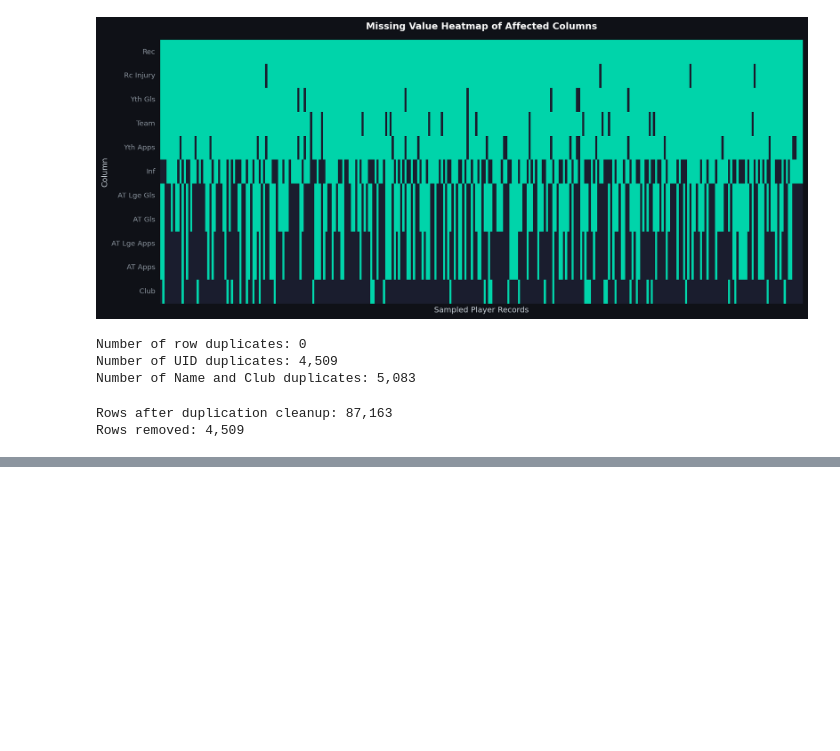
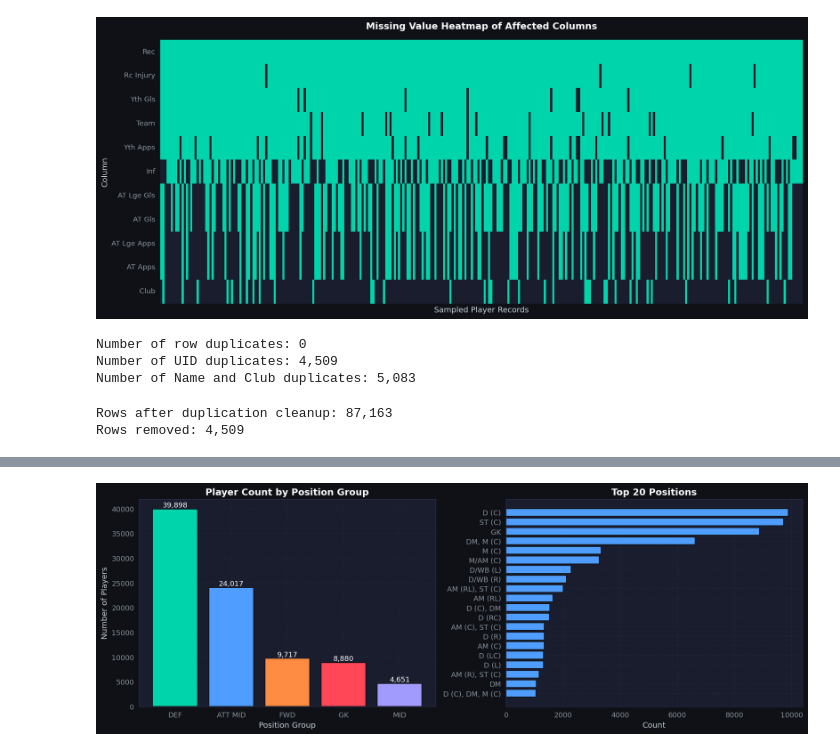
Before and after one commit to snabxo/banana, a Jupyter notebook: projects/football-manager-23/fm23_eda.ipynb, the cells around one changed output, grey strips where cells are left out. Drawn from its saved outputs; the diff is of its cells as text; code cells hidden in the pictures; blank space fills up the shorter version.

```diff
--- a/projects/football-manager-23/fm23_eda.ipynb
+++ b/projects/football-manager-23/fm23_eda.ipynb
@@ -291,0 +345,57 @@ if "Transfer Value" in dataframe.columns:
+# %%
+# assessing position distribution
+if "Position" in dataframe.columns:
+    # standardizing positions into broad groups
+    def group_position(pos):
+        if pd.isnull(pos):
+            return "Unknown"
+
+        pos = str(pos).upper().strip()
+
+        if "GK" in pos:
+            return "GK"
+
+        if pos.startswith(("D", "WB")):
+            return "DEF"
+
+        elif pos.startswith("DM") or (pos.startswith("M") and "AM" not in pos):
+            return "MID"
+
+        elif "AM" in pos:
+            return "ATT MID"
+
+        elif "ST" in pos or pos.startswith("S"):
+            return "FWD"
+
+        return "Other"
+
+
+    dataframe["Position Group"] = dataframe["Position"].apply(group_position)
+
+    figure, axis = plt.subplots(1, 2, figsize=(14, 5))
+
+    # using bar for broad groups
+    ax = axis[0]
+    position_counts = dataframe["Position Group"].value_counts()
+    bars = ax.bar(position_counts.index, position_counts.values, color=PALETTE[:len(position_counts)], edgecolor="#0f1117")
+
+    for bar, val in zip(bars, position_counts.values):
+        ax.text(bar.get_x() + bar.get_width() / 2, bar.get_height() + 50, f"{val:,}", ha="center", va="bottom", fontsize=10, color="white")
+
+    ax.set_title("Player Count by Position Group")
+    ax.set_xlabel("Position Group")
+    ax.set_ylabel("Number of Players")
+
+    # top 20 detailed positions
+    ax = axis[1]
+    top_positions = dataframe["Position"].value_counts().head(20)
+
+    ax.barh(top_positions.index[::-1], top_positions.values[::-1], color=FM_BLUE, edgecolor="#0f1117")
+    ax.set_title("Top 20 Positions")
+    ax.set_xlabel("Count")
+
+    plt.tight_layout()
+    plt.savefig("visuals/position_distribution.png", bbox_inches="tight", facecolor="#0f1117")
+    plt.show()
+# %% [output]
+[figure, added]
```
Also changed, not shown: parts of 4 cells of this notebook, 2 other files.
